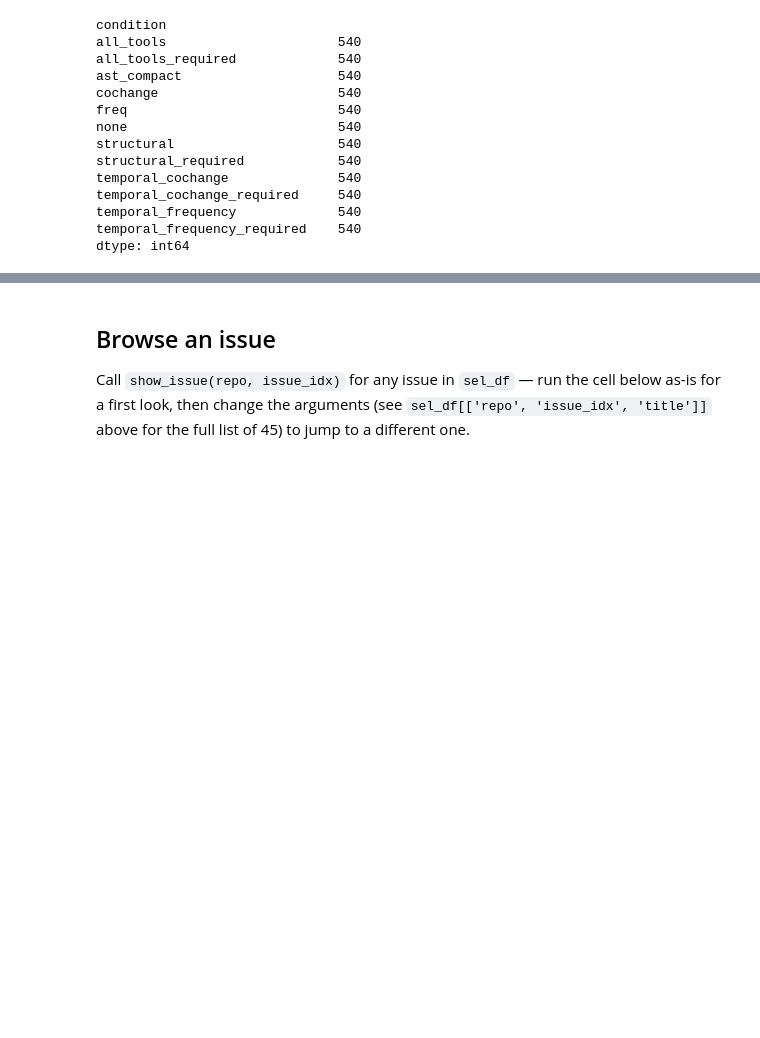
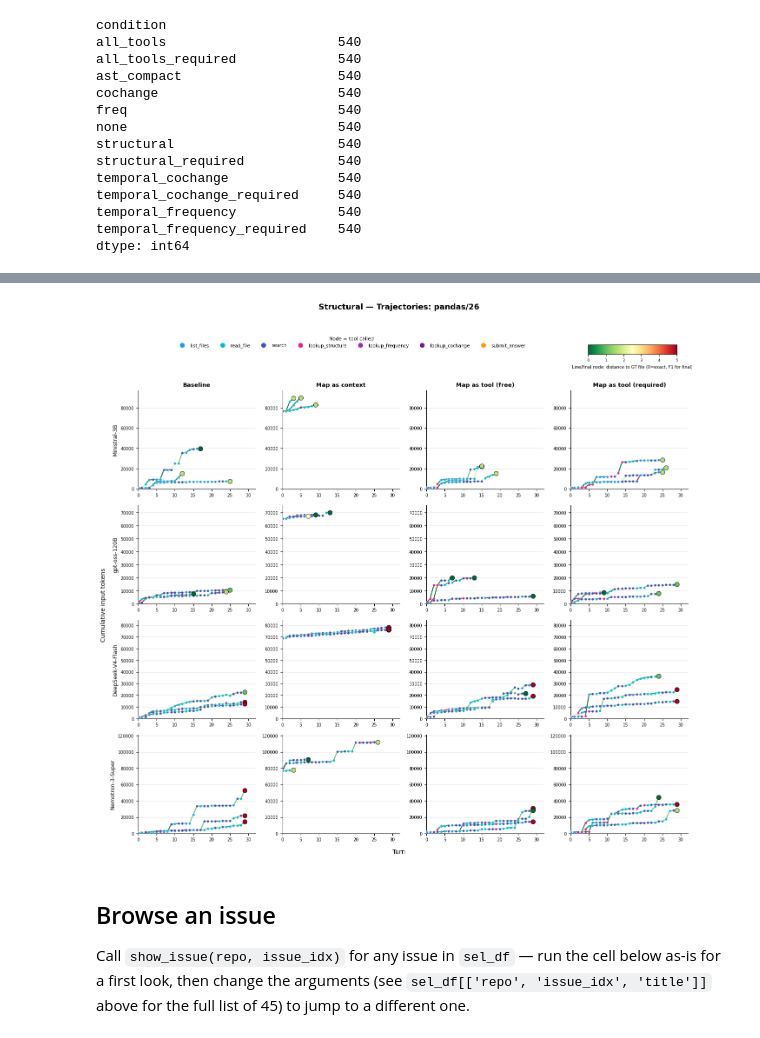
Before and after one commit to alyssablachez/msc-codebase-maps, a Jupyter notebook: notebooks/study_comparison_by_map_type.ipynb, the cells around one changed output, grey strips where cells are left out. Saved outputs shown, nothing was run; the diff lists cells and outputs as text; code cells hidden in the pictures; blank space fills up the shorter version.

```diff
--- a/notebooks/study_comparison_by_map_type.ipynb
+++ b/notebooks/study_comparison_by_map_type.ipynb
@@ -284,3 +799,8 @@ def show_issue(repo, issue_idx):
+# %%
+plot_trajectories('pandas', 26, 'Structural', align_y_per_model=True, fixed_x_axis=True,
+                   show_nodes=True)
+# %% [output]
+[figure, added]
 # %% [markdown]
 ## Browse an issue
 
```
Also changed, not shown: parts of 9 cells of this notebook.
